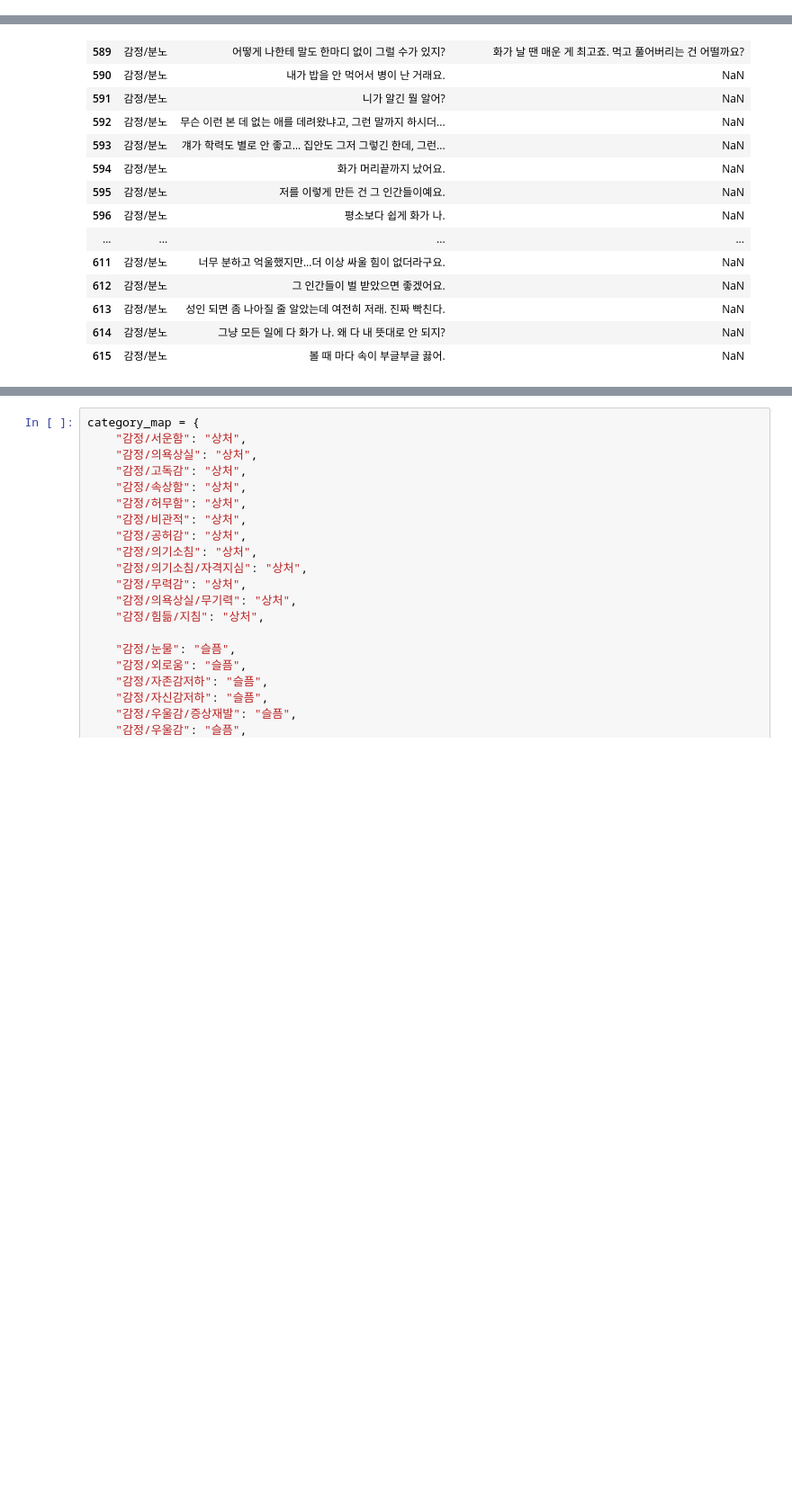
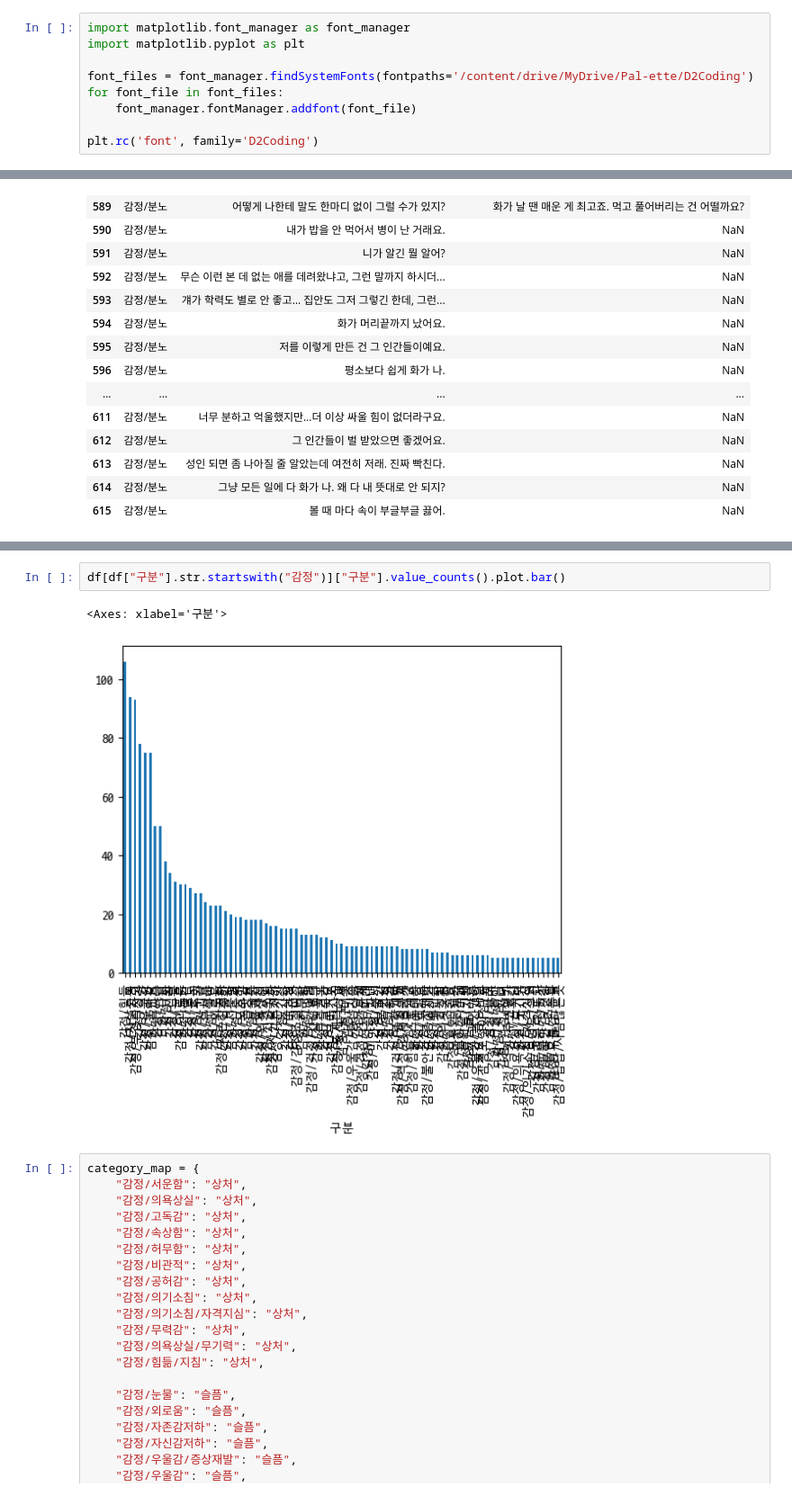
Before and after one commit to pal-ette/iNotePal, a Jupyter notebook: dataset/웰니스_대화_스크립트_데이터셋.ipynb, the cells around one changed output, grey strips where cells are left out. Shown at 90% size. Cells and saved outputs as stored; diff of their text form; blank space fills up the shorter version.

Commit message:
#3 웰니스 데이터셋 plot

```diff
--- a/dataset/웰니스_대화_스크립트_데이터셋.ipynb
+++ b/dataset/웰니스_대화_스크립트_데이터셋.ipynb
@@ -6,3 +11,12 @@ import pandas as pd
+# %%
+import matplotlib.font_manager as font_manager
+import matplotlib.pyplot as plt
+
+font_files = font_manager.findSystemFonts(fontpaths='/content/drive/MyDrive/Pal-ette/D2Coding')
+for font_file in font_files:
+    font_manager.fontManager.addfont(font_file)
+
+plt.rc('font', family='D2Coding')
 # %%
 !curl -o "aihubshell" https://api.aihub.or.kr/api/aihubshell.do
 # %% [output]
@@ -133,3 +163,8 @@ df[df["구분"]=="감정/분노"]
+# %%
+df[df["구분"].str.startswith("감정")]["구분"].value_counts().plot.bar()
+# %% [output]
+<Axes: xlabel='구분'>
+[figure, added]
 # %%
 category_map = {
     "감정/서운함": "상처",
```
Also changed, not shown: parts of 7 cells of this notebook.
